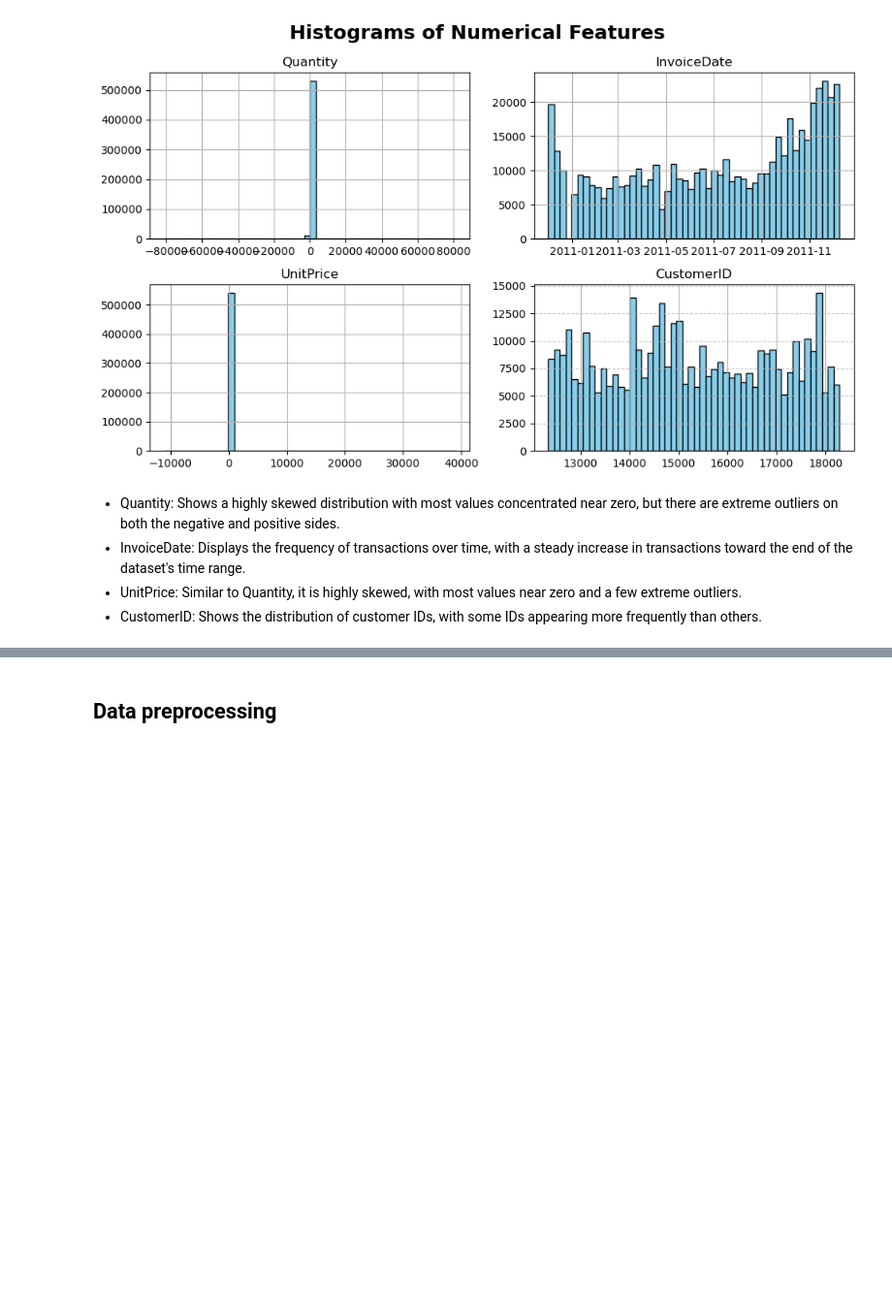
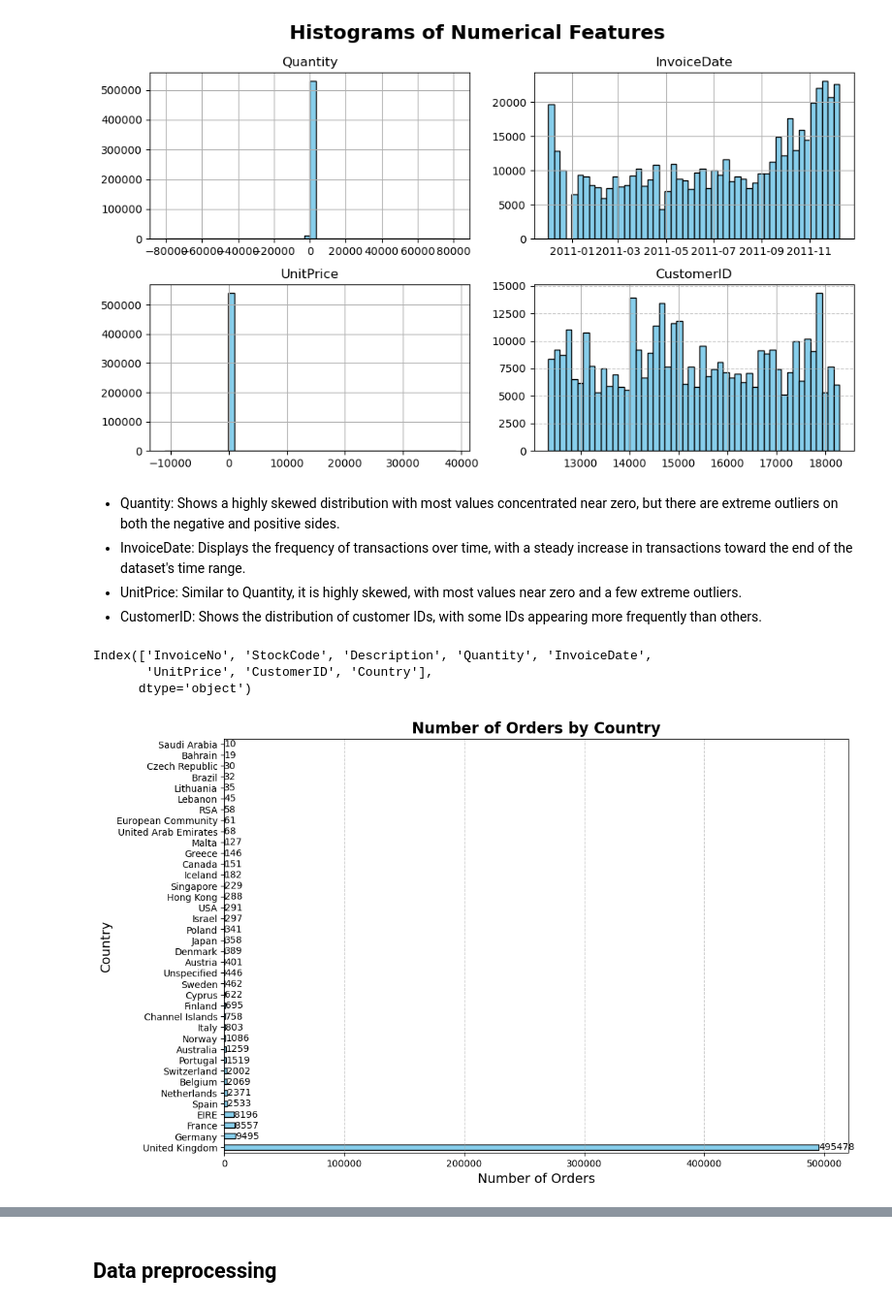
Before and after one commit to muhamedrar/Online-Retail, a Jupyter notebook: online_retail.ipynb, the cells around one changed output, grey strips where cells are left out. Shown at 97% size. Saved outputs shown, nothing was run; the diff lists cells and outputs as text; code cells hidden in the pictures; blank space fills up the shorter version.

```diff
--- a/online_retail.ipynb
+++ b/online_retail.ipynb
@@ -107,3 +107,28 @@ plt.show()
 - InvoiceDate: Displays the frequency of transactions over time, with a steady increase in transactions toward the end of the dataset's time range.
 - UnitPrice: Similar to Quantity, it is highly skewed, with most values near zero and a few extreme outliers.
 - CustomerID: Shows the distribution of customer IDs, with some IDs appearing more frequently than others.
+# %%
+data.columns
+# %% [output]
+Index(['InvoiceNo', 'StockCode', 'Description', 'Quantity', 'InvoiceDate',
+       'UnitPrice', 'CustomerID', 'Country'],
+      dtype='object')
+# %%
+# Plot the bar chart
+country_counts = data['Country'].value_counts()
+ax = country_counts.plot(kind='barh', figsize=(12, 8), color='skyblue', edgecolor='black')
+
+# Add annotations (numbers) to the bars
+for i, value in enumerate(country_counts):
+    plt.text(value + 10, i, str(value), va='center', fontsize=10)  # Adjust `+10` for spacing
+
+# Add titles and labels
+plt.title('Number of Orders by Country', fontsize=16, fontweight='bold')
+plt.xlabel('Number of Orders', fontsize=14)
+plt.ylabel('Country', fontsize=14)
+plt.grid(axis='x', linestyle='--', alpha=0.7)
+
+# Show the plot
+plt.show()
+# %% [output]
+[figure, added]
```
Also changed, not shown: parts of 11 cells of this notebook.
